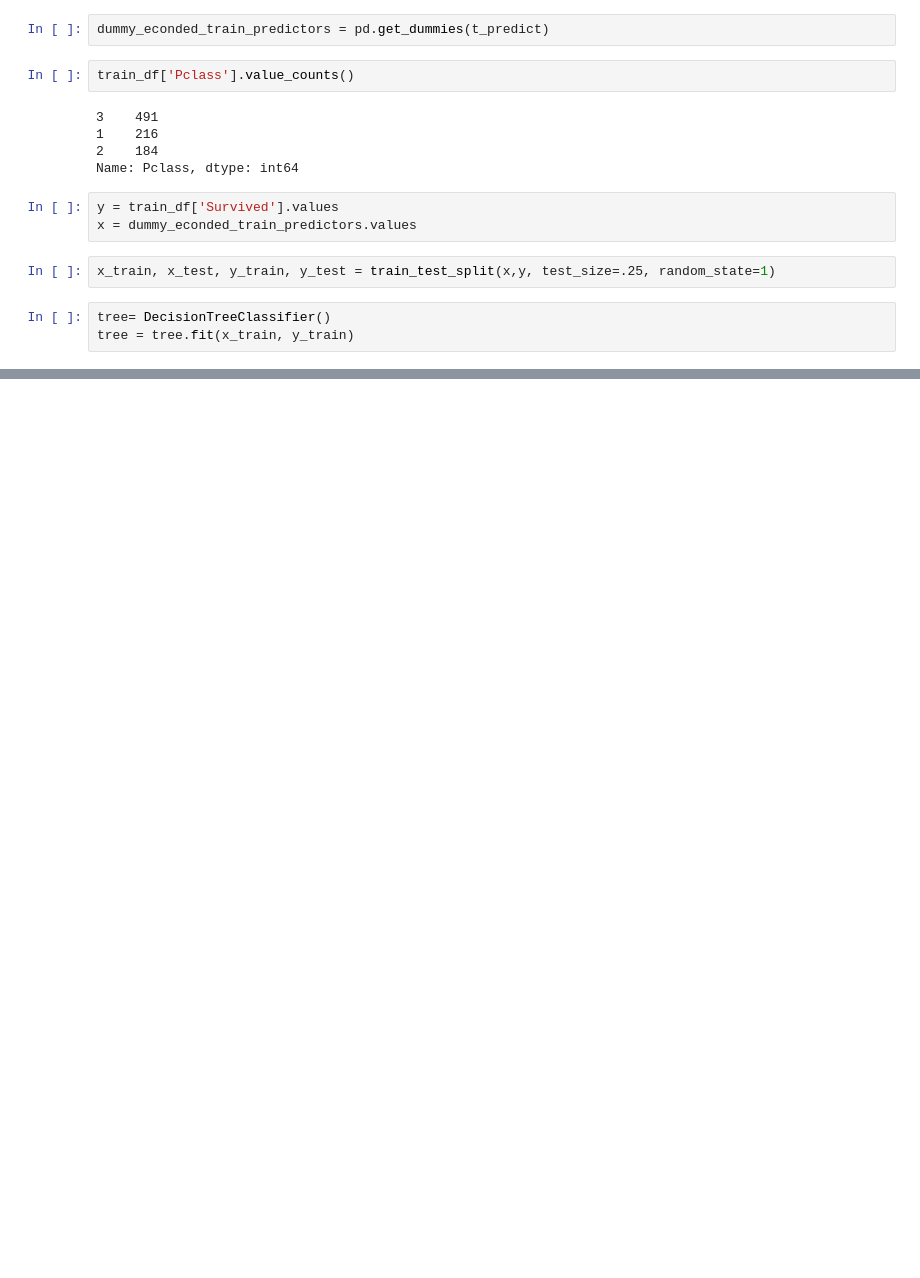
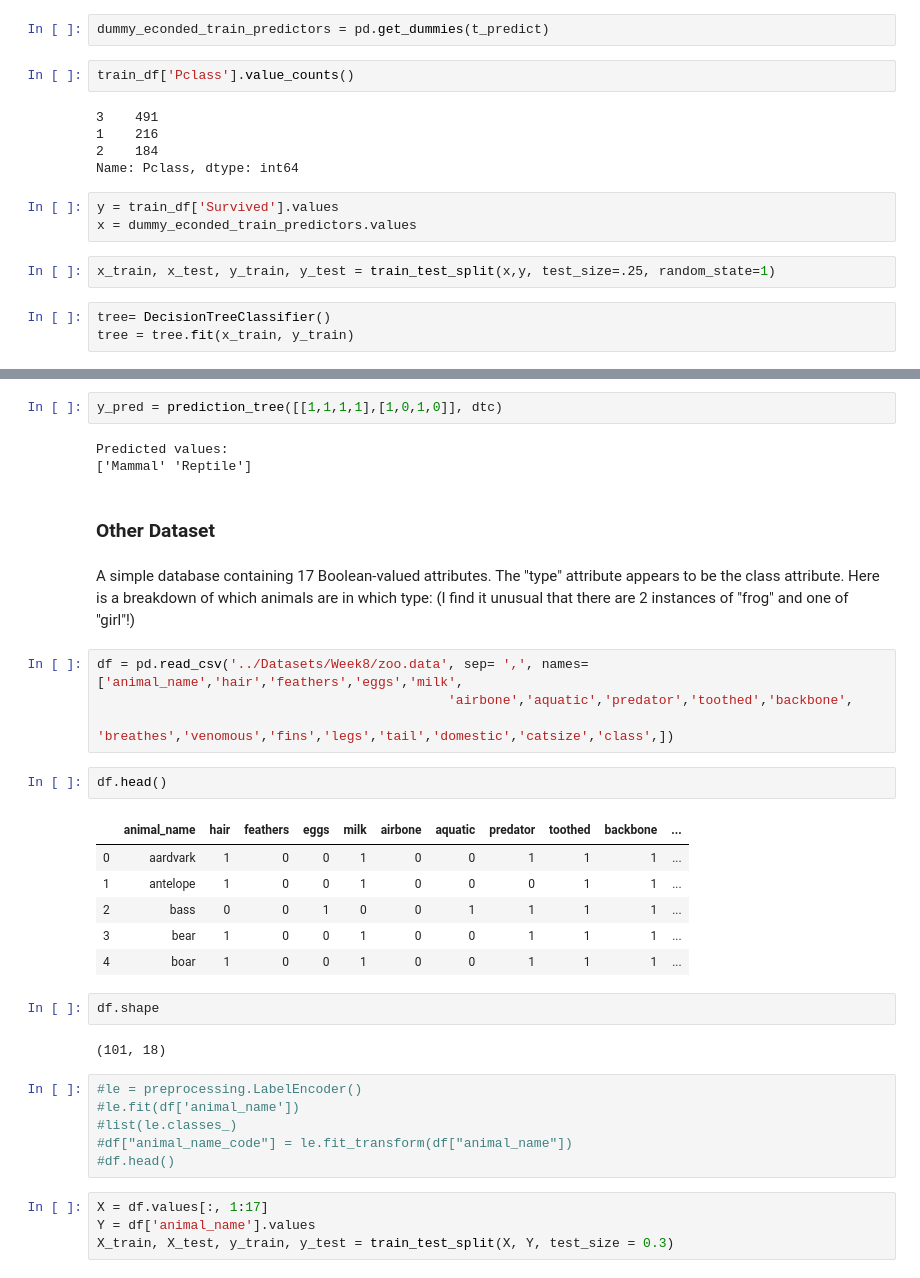
Before and after one commit to TheGlitchCat/Python-Course, a Jupyter notebook: Week 8/02 - Decision Tree.ipynb, the cells around one changed output, grey strips where cells are left out. Saved outputs shown, nothing was run; the diff lists cells and outputs as text; blank space fills up the shorter version.

Commit message:
update decision tree

```diff
--- a/Week 8/02 - Decision Tree.ipynb
+++ b/Week 8/02 - Decision Tree.ipynb
@@ -518,0 +746,36 @@ SVG(graph.pipe(format='svg'))
+# %%
+y_pred = prediction_tree([[1,1,1,1],[1,0,1,0]], dtc)
+# %% [output]
+Predicted values:
+['Mammal' 'Reptile']
+# %% [markdown]
+### Other Dataset
+# %% [markdown]
+A simple database containing 17 Boolean-valued attributes.  The "type" attribute appears to be the class attribute.  Here is a breakdown of which animals are in which type: (I find it unusual that there are 2 instances of "frog" and one of "girl"!)
+# %%
+df = pd.read_csv('../Datasets/Week8/zoo.data', sep= ',', names=['animal_name','hair','feathers','eggs','milk',
+                                             'airbone','aquatic','predator','toothed','backbone',
+                                             'breathes','venomous','fins','legs','tail','domestic','catsize','class',])
+# %%
+df.head()
+# %% [output]
+|  | animal_name | hair | feathers | eggs | milk | airbone | aquatic | predator | toothed | backbone | ... |
+| 0 | aardvark | 1 | 0 | 0 | 1 | 0 | 0 | 1 | 1 | 1 | ... |
+| 1 | antelope | 1 | 0 | 0 | 1 | 0 | 0 | 0 | 1 | 1 | ... |
+| 2 | bass | 0 | 0 | 1 | 0 | 0 | 1 | 1 | 1 | 1 | ... |
+| 3 | bear | 1 | 0 | 0 | 1 | 0 | 0 | 1 | 1 | 1 | ... |
+| 4 | boar | 1 | 0 | 0 | 1 | 0 | 0 | 1 | 1 | 1 | ... |
+# %%
+df.shape
+# %% [output]
+(101, 18)
+# %%
+#le = preprocessing.LabelEncoder()
+#le.fit(df['animal_name'])
+#list(le.classes_)
+#df["animal_name_code"] = le.fit_transform(df["animal_name"])
+#df.head()
+# %%
+X = df.values[:, 1:17]
+Y = df['animal_name'].values
+X_train, X_test, y_train, y_test = train_test_split(X, Y, test_size = 0.3)
```
Also changed, not shown: parts of 61 cells of this notebook.
